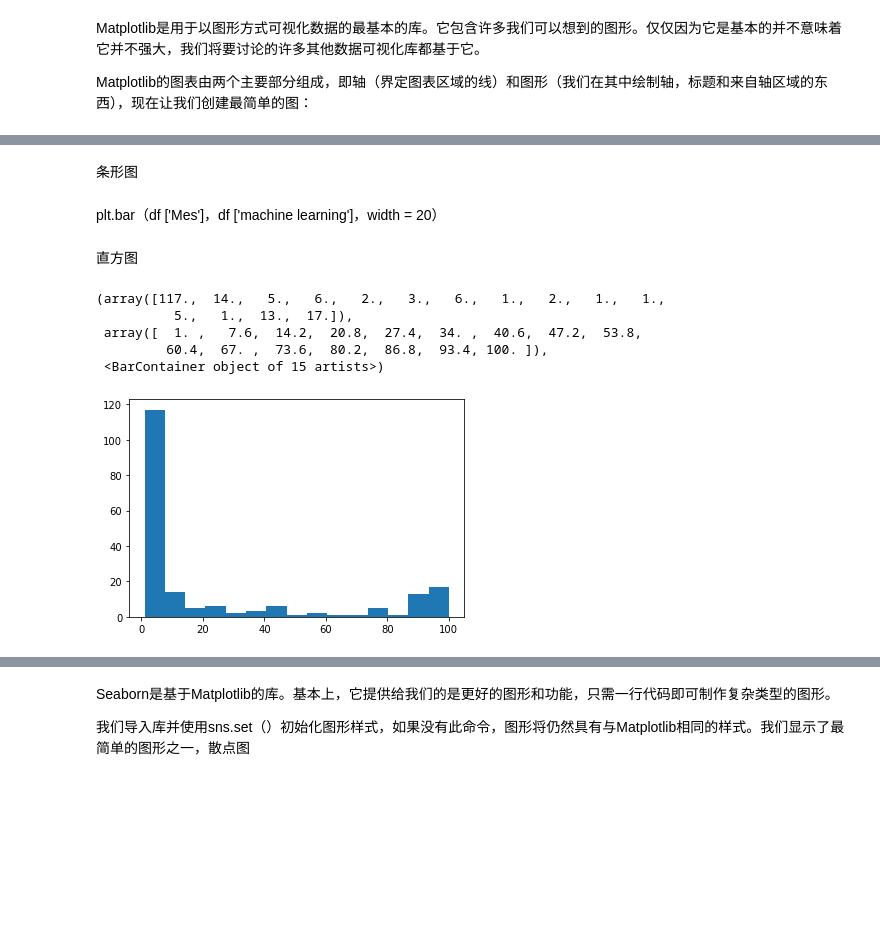
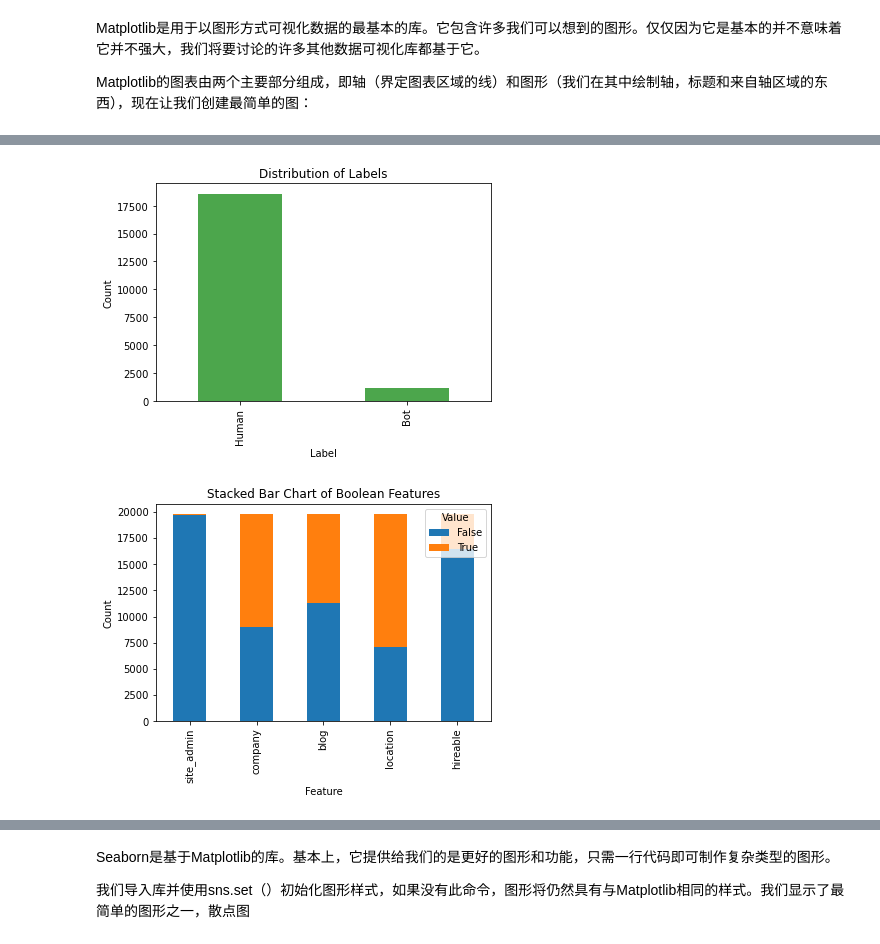
Before and after one commit to X-lab2017/OpenTEA101, a Jupyter notebook: bot_detection/03data_exploration.ipynb, the cells around one changed output, grey strips where cells are left out. Drawn from its saved outputs; the diff is of its cells as text; code cells hidden in the pictures; blank space fills up the shorter version.

```diff
--- a/bot_detection/03data_exploration.ipynb
+++ b/bot_detection/03data_exploration.ipynb
@@ -42,0 +139,15 @@ df.describe()
+# %%
+import numpy as np
+
+# 定义需要进行对数变换的列
+num_cols = ['public_repos', 'public_gists', 'followers', 'following']
+
+# 对这些列进行对数变换，同时添加新列到DataFrame
+df['log_public_repos'] = np.log(df['public_repos'] + 1)  # 加1避免log(0)
+df['log_public_gists'] = np.log(df['public_gists'] + 1)
+df['log_followers'] = np.log(df['followers'] + 1)
+df['log_following'] = np.log(df['following'] + 1)
+
+# 移除原始列
+df = df.drop(columns=num_cols)
+df.head()
@@ -69,6 +180,0 @@ pd.set_option('display.width',1000)
-# %%
-format_dict = {'data science':'${0:,.2f}', 'Mes':'{:%m-%Y}', 'machine learning':'{:.2%}'}
-#We make sure that the Month column has datetime format
-df['Mes'] = pd.to_datetime(df['Mes'])
-#We apply the style to the visualization
-df.head().style.format(format_dict)
@@ -191,15 +186,0 @@ plt.scatter(df['data science'], df['machine learning'])
-# %% [markdown]
-条形图
-# %% [markdown]
-plt.bar（df ['Mes']，df ['machine learning']，width = 20）
-# %% [markdown]
-直方图
-# %%
-plt.hist(df ['deep learning'],bins = 15)
-# %% [output]
-(array([117.,  14.,   5.,   6.,   2.,   3.,   6.,   1.,   2.,   1.,   1.,
-          5.,   1.,  13.,  17.]),
- array([  1. ,   7.6,  14.2,  20.8,  27.4,  34. ,  40.6,  47.2,  53.8,
-         60.4,  67. ,  73.6,  80.2,  86.8,  93.4, 100. ]),
- <BarContainer object of 15 artists>)
-[figure, removed]
@@ -205,0 +189,26 @@ plt.hist(df ['deep learning'],bins = 15)
+# %%
+# 示例：绘制标签类别的计数条形图
+label_counts = df['label'].value_counts()
+label_counts.plot(kind='bar', color='green', alpha=0.7)
+plt.xlabel('Label')
+plt.ylabel('Count')
+plt.title('Distribution of Labels')
+plt.show()
+# %% [output]
+[figure, added]
+# %%
+# 示例：绘制布尔特征的堆积柱状图
+bool_features = ['site_admin', 'company', 'blog', 'location', 'hireable']
+
+# 创建一个DataFrame，包含各布尔特征的取值计数
+bool_counts = df[bool_features].apply(lambda x: x.value_counts())
+
+# 绘制堆积柱状图
+bool_counts.T.plot(kind='bar', stacked=True)
+plt.xlabel('Feature')
+plt.ylabel('Count')
+plt.title('Stacked Bar Chart of Boolean Features')
+plt.legend(title='Value', loc='upper right')
+plt.show()
+# %% [output]
+[figure, added]
```
Also changed, not shown: parts of 65 cells of this notebook, 2 other files.
